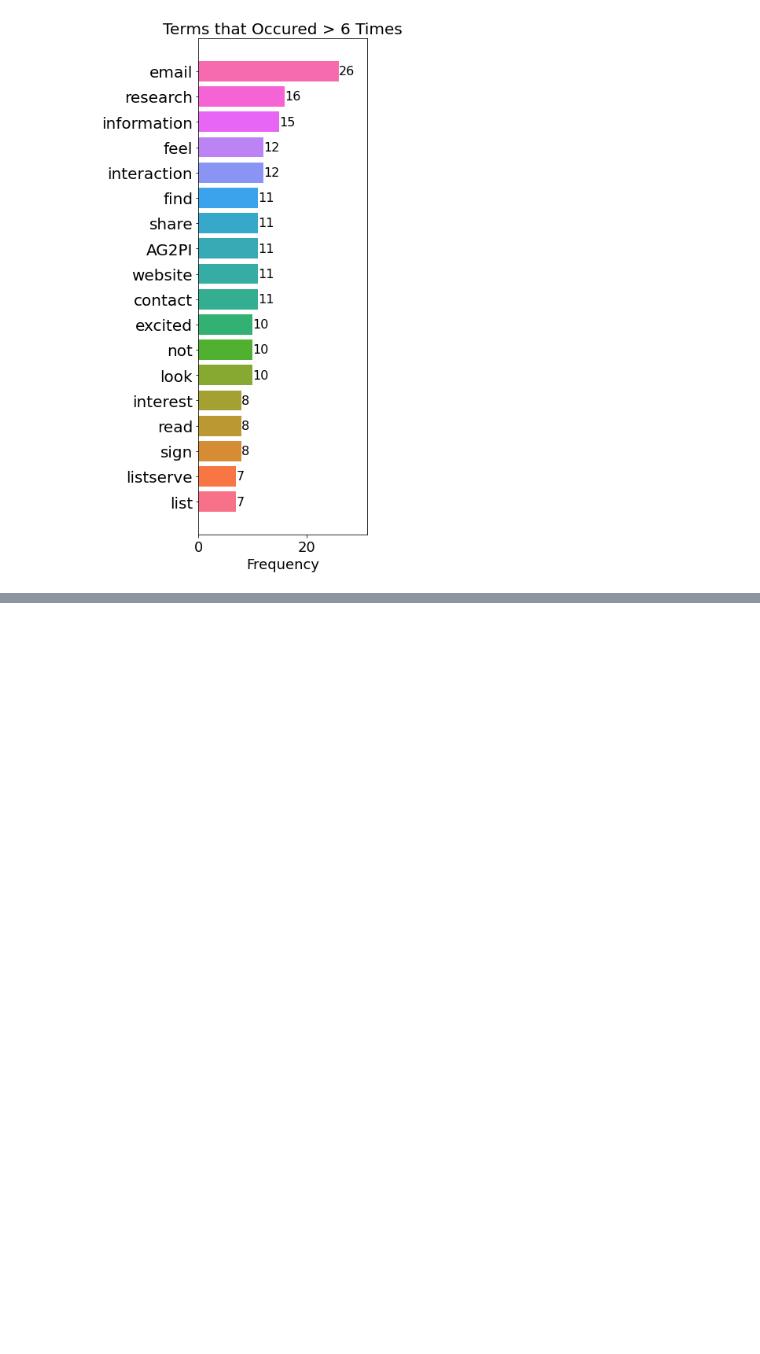
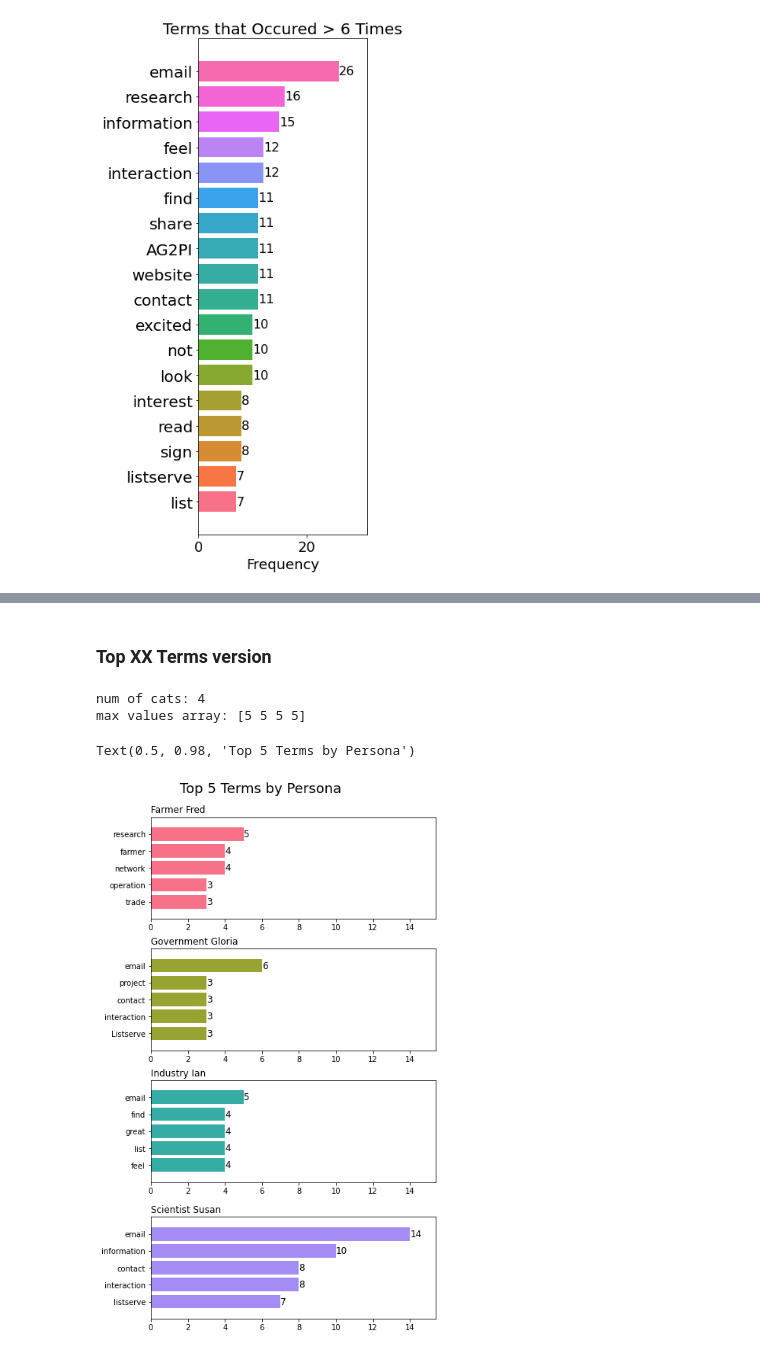
Before and after one commit to blitt2018/PSCExploratoryNLP, a Jupyter notebook: polishedCodeFigs.ipynb, the cells around one changed output, grey strips where cells are left out. Cells and saved outputs as stored; diff of their text form; code cells hidden in the pictures; blank space fills up the shorter version.

```diff
--- a/polishedCodeFigs.ipynb
+++ b/polishedCodeFigs.ipynb
@@ -172,0 +230,13 @@ plt.savefig("/home/blitt/Academic/PSC/NLPPipelines/AG2PIAnalytics/mockups/polish
+# %% [markdown]
+### Top XX Terms version
+# %%
+#get lemmas split by values in the Persona Column
+lemmaDict = doc.getColSubAttributeDict("Persona", "importantLemmas")
+top4 = doc.getTopFew(lemmaDict, 5)
+fig= doc.freqDictBarChartColumnSplit(top4,.3, 2, 10, 1, 0, 10, 6)
+fig.suptitle("Top 5 Terms by Persona", fontsize=18)
+# %% [output]
+num of cats: 4
+max values array: [5 5 5 5]
+Text(0.5, 0.98, 'Top 5 Terms by Persona')
+[figure, added]
```
Also changed, not shown: parts of 15 cells of this notebook, 1 other file.
